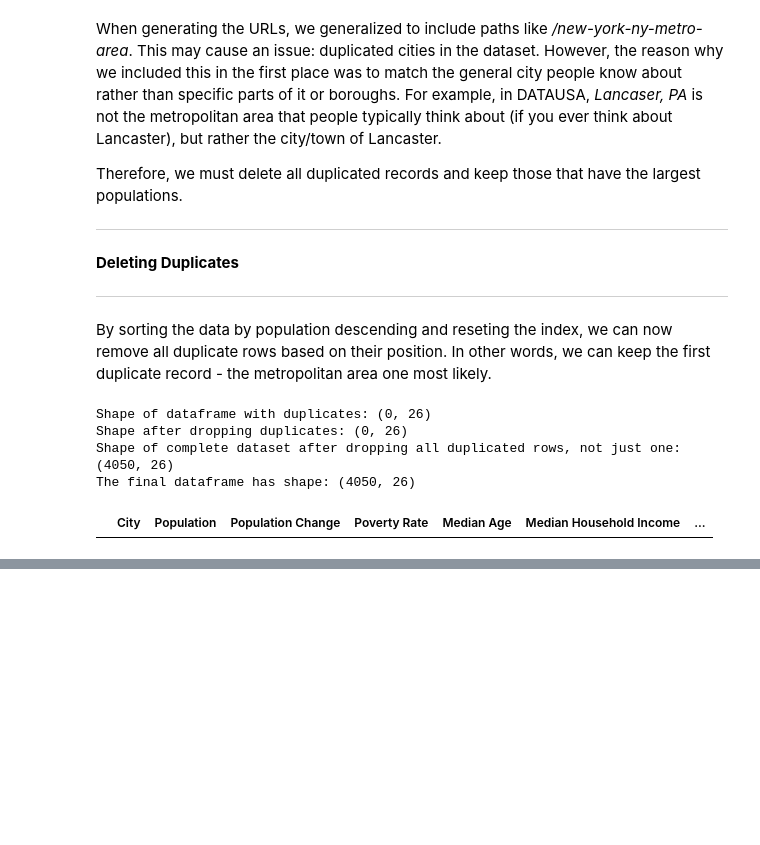
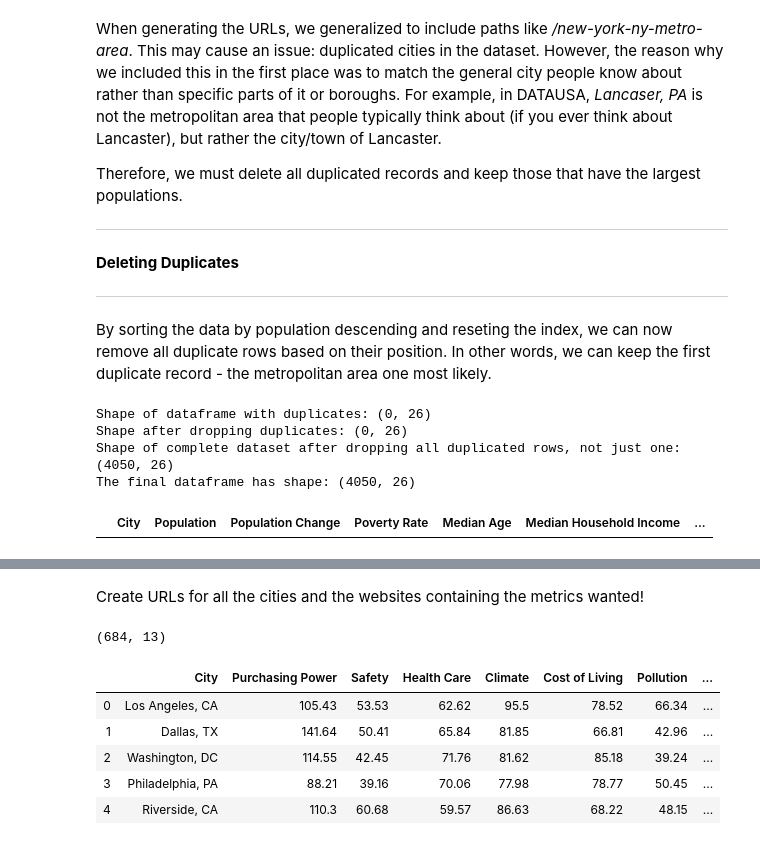
Before and after one commit to eliasmelul/finding_schitts, a Jupyter notebook: general_data_FMSC.ipynb, the cells around one changed output, grey strips where cells are left out. Cells and saved outputs as stored; diff of their text form; code cells hidden in the pictures; blank space fills up the shorter version.

Commit message:
Final general data scrap notebook

```diff
--- a/general_data_FMSC.ipynb
+++ b/general_data_FMSC.ipynb
@@ -470,0 +628,2 @@ While there were more cities in the weather dataset, due to scraping complicatio
+# %% [markdown]
+Create URLs for all the cities and the websites containing the metrics wanted!
@@ -470,0 +658,52 @@ While there were more cities in the weather dataset, due to scraping complicatio
+# %%
+def quality_of_life_secondary(url, name):
+    quality_df = pd.read_html(url)[4]
+    quality_df.rename(columns = {0:'Metric',1:'Value',2:'Compare'}, inplace=True)
+    quality_df.set_index("Metric", inplace=True)
+
+    diction = {"City":name,
+               "Purchasing Power": quality_df.loc['Purchasing Power Index','Value'],
+              "Safety": quality_df.loc['Safety Index','Value'],
+              "Health Care": quality_df.loc['Health Care Index','Value'],
+              "Climate": quality_df.loc['Climate Index','Value'],
+              "Cost of Living":quality_df.loc['Cost of Living Index','Value'],
+              "Pollution": quality_df.loc['Pollution Index','Value'],
+              "Purchasing Power Comp": quality_df.loc['Purchasing Power Index','Compare'],
+              "Safety Comp": quality_df.loc['Safety Index','Compare'],
+              "Health Care Comp": quality_df.loc['Health Care Index','Compare'],
+              "Climate Comp": quality_df.loc['Climate Index','Compare'],
+              "Cost of Living Comp":quality_df.loc['Cost of Living Index','Compare'],
+              "Pollution Comp": quality_df.loc['Pollution Index','Compare']}
+    return diction
+# %%
+added_metrics = []
+for url in qol_all_urls:
+    try:
+        data = quality_of_life(url[1], url[0])
+        added_metrics.append(data)
+    except:
+        try:
+            data = quality_of_life(url[1], url[0])
+            added_metrics.append(data)
+        except:
+            try:
+                data = quality_of_life_secondary(url[1], url[0])
+                added_metrics.append(data)
+            except:
+                try:
+                    data = quality_of_life_secondary(url[1], url[0])
+                    added_metrics.append(data)
+                except:
+                    pass
+
+new_metrics = pd.DataFrame(added_metrics)
+print(new_metrics.shape)
+new_metrics.head()
+# %% [output]
+(684, 13)
+|  | City | Purchasing Power | Safety | Health Care | Climate | Cost of Living | Pollution | ... |
+| 0 | Los Angeles, CA | 105.43 | 53.53 | 62.62 | 95.5 | 78.52 | 66.34 | ... |
+| 1 | Dallas, TX | 141.64 | 50.41 | 65.84 | 81.85 | 66.81 | 42.96 | ... |
+| 2 | Washington, DC | 114.55 | 42.45 | 71.76 | 81.62 | 85.18 | 39.24 | ... |
+| 3 | Philadelphia, PA | 88.21 | 39.16 | 70.06 | 77.98 | 78.77 | 50.45 | ... |
+| 4 | Riverside, CA | 110.3 | 60.68 | 59.57 | 86.63 | 68.22 | 48.15 | ... |
```
Also changed, not shown: parts of 31 cells of this notebook.
